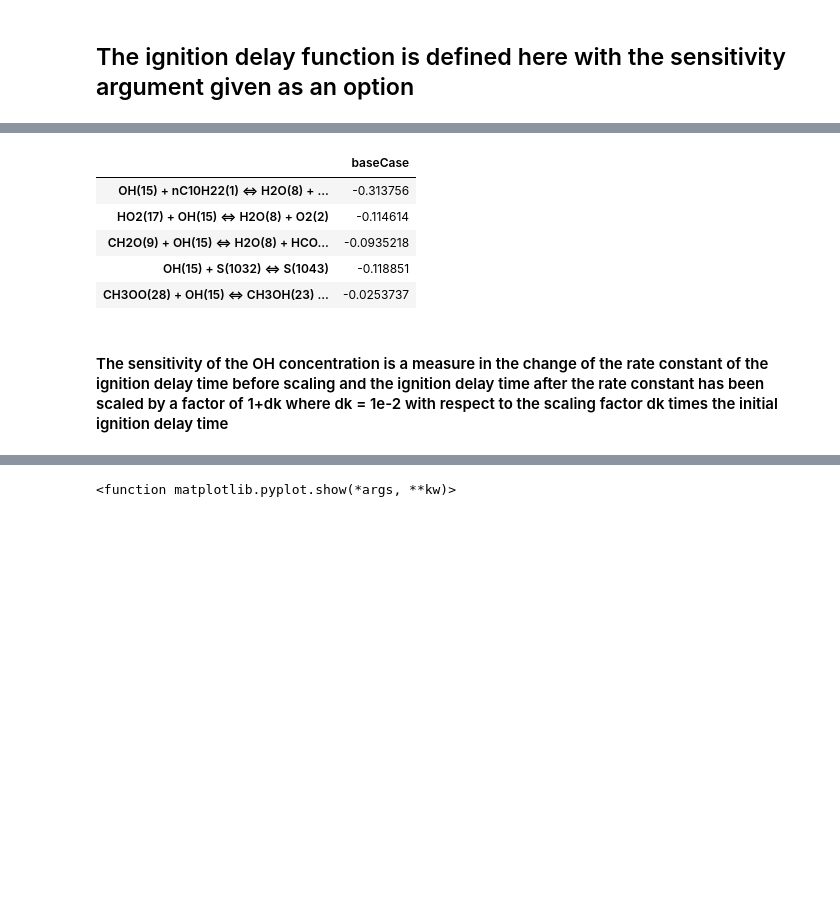
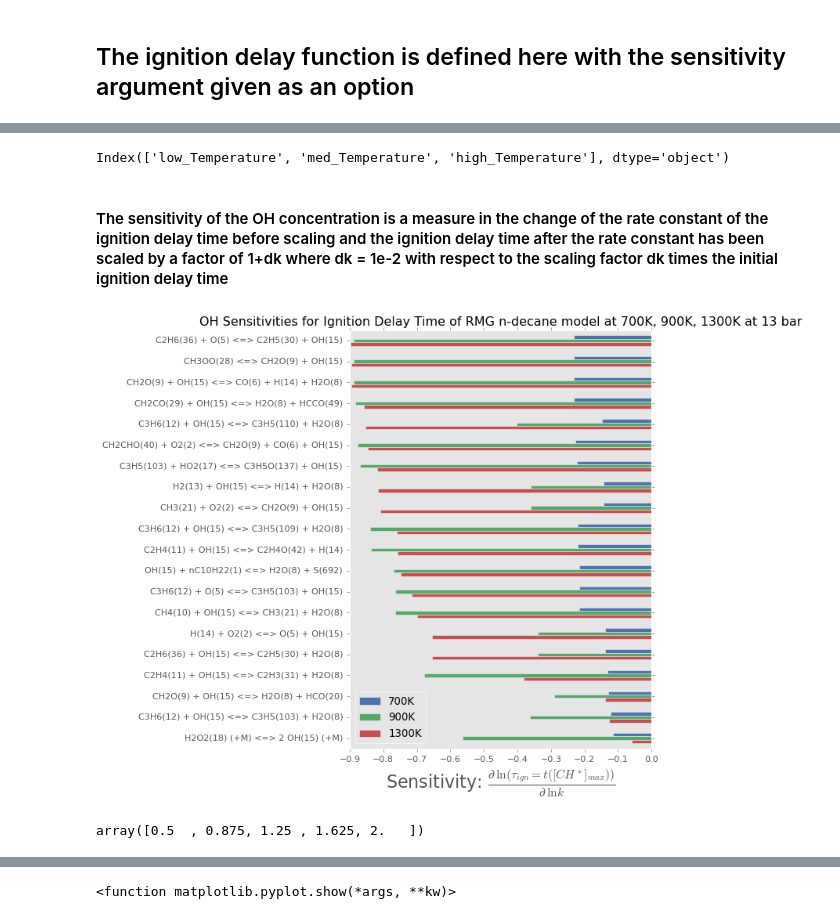
Before and after one commit to ajuluc/GTL, a Jupyter notebook: nc10/RMG_ignition_delay_nc10_no_lowT.ipynb, the cells around one changed output, grey strips where cells are left out. Saved outputs shown, nothing was run; the diff lists cells and outputs as text; code cells hidden in the pictures; blank space fills up the shorter version.

```diff
--- a/nc10/RMG_ignition_delay_nc10_no_lowT.ipynb
+++ b/nc10/RMG_ignition_delay_nc10_no_lowT.ipynb
@@ -351,10 +405,10 @@ import pandas as pd
 sensitivities = pd.DataFrame(data=[], index=gas.reaction_equations(ranking[:20]))
 # %%
 # Create an empty column to store the sensitivities data
-sensitivities["baseCase"] = ""
+sensitivities["low_Temperature"] = ""
+sensitivities["med_Temperature"] = ""
+sensitivities["high_Temperature"] = ""
 # %%
-# top_20_rxns = [975,18,54,1947,188,7300,1163,966,443,1161,1831,2437,2129,361,1931,360,1158,498,1742,4195]
-
 dk = 1e-1 #perturb the oh_sensitivities
 
 for i, j in enumerate(ranking[:20]):
@@ -363,8 +417,15 @@ for i, j in enumerate(ranking[:20]):
     print(f"Multiplying reaction {j} rate constant by {dk} in {gas.reaction(j)}")
 
 
-    new_idt = get_ignition_delay_n2(1000/1.2, 50, 1, plot=False, sensitivity=False)
-    sensitivities["baseCase"][i] = (new_idt - initial_idt)/(initial_idt*dk)
+    low_T_new_idt = get_ignition_delay_n2(1000/1.42857, 13, 1, plot=False, sensitivity=False)
+    sensitivities["low_Temperature"][i] = (low_T_new_idt - low_T_initial_idt)/(low_T_initial_idt*dk)
+
+    medium_T_new_idt = get_ignition_delay_n2(1000/1.1111, 13, 1, plot=False, sensitivity=False)
+    sensitivities["med_Temperature"][i] = (medium_T_new_idt - medium_T_initial_idt)/(medium_T_initial_idt*dk)
+
+    high_T_new_idt = get_ignition_delay_n2(1000/0.76923, 13, 1, plot=False, sensitivity=False)
+    sensitivities["high_Temperature"][i] = (high_T_new_idt - high_T_inital_idt)/(high_T_inital_idt*dk)
+
 
 gas.set_multiplier(1.0)
 # %% [output]
@@ -388,11 +449,41 @@ Top 20 sensitivities (of the first 7381 considered)
 # %%
 sensitivities.head()
+sensitivities.columns
 # %% [output]
-|  | baseCase |
-| OH(15) + nC10H22(1) <=> H2O(8) + ... | -0.313756 |
-| HO2(17) + OH(15) <=> H2O(8) + O2(2) | -0.114614 |
-| CH2O(9) + OH(15) <=> H2O(8) + HCO... | -0.0935218 |
-| OH(15) + S(1032) <=> S(1043) | -0.118851 |
-| CH3OO(28) + OH(15) <=> CH3OH(23) ... | -0.0253737 |
+Index(['low_Temperature', 'med_Temperature', 'high_Temperature'], dtype='object')
 # %% [markdown]
 #### The sensitivity of the OH concentration is a measure in the change of the rate constant of the ignition delay time before scaling and the ignition delay time after the rate constant has been scaled by a factor of 1+dk where dk = 1e-2 with respect to the scaling factor dk times the initial ignition delay time
+# %%
+# Reaction mechanisms can contains thousands of elementary steps. Choose a threshold
+# to see only the top few
+threshold = 0.03
+
+firstColumn = sensitivities.columns[0]
+secondColumn = sensitivities.columns[1]
+thirdColumn = sensitivities.columns[2]
+
+
+# For plotting, collect only those steps that are above the threshold
+# Otherwise, the y-axis gets crowded and illegible
+
+for subset in sensitivities.columns:
+    sensitivitiesSubset = sensitivities[sensitivities[subset].abs() > threshold]
+    indicesMeetingThreshold = sensitivitiesSubset[subset].abs().sort_values(ascending=False).index
+sensitivitiesSubset.loc[indicesMeetingThreshold].plot.barh(title="OH Sensitivities for Ignition Delay Time of RMG n-decane model at 700K, 900K, 1300K at 13 bar",
+                                                          legend=True)
+plt.gca().invert_yaxis()
+plt.rcParams.update({'axes.labelsize': 20})
+plt.xlabel(r'Sensitivity: $\frac{\partial\:\ln{(\tau_{ign}=t([CH^*]_{max}))}}{\partial\:\ln{k}}$')
+plt.grid(False)
+# plt.style.use('classic')
+plt.legend(["700K", "900K", "1300K"], loc="best")
+plt.rcParams['figure.figsize'] = [10, 8]
+# plt.rcParams['figure.autolayout'] = True
+# Uncomment the following to save the plot. A higher than usual resolution (dpi) helps
+# plt.savefig('sensitivityPlot', dpi=300)
+# %% [output]
+[figure, added]
+# %%
+np.linspace(0.5,2,5)
+# %% [output]
+array([0.5  , 0.875, 1.25 , 1.625, 2.   ])
```
Also changed, not shown: parts of 28 cells of this notebook.
